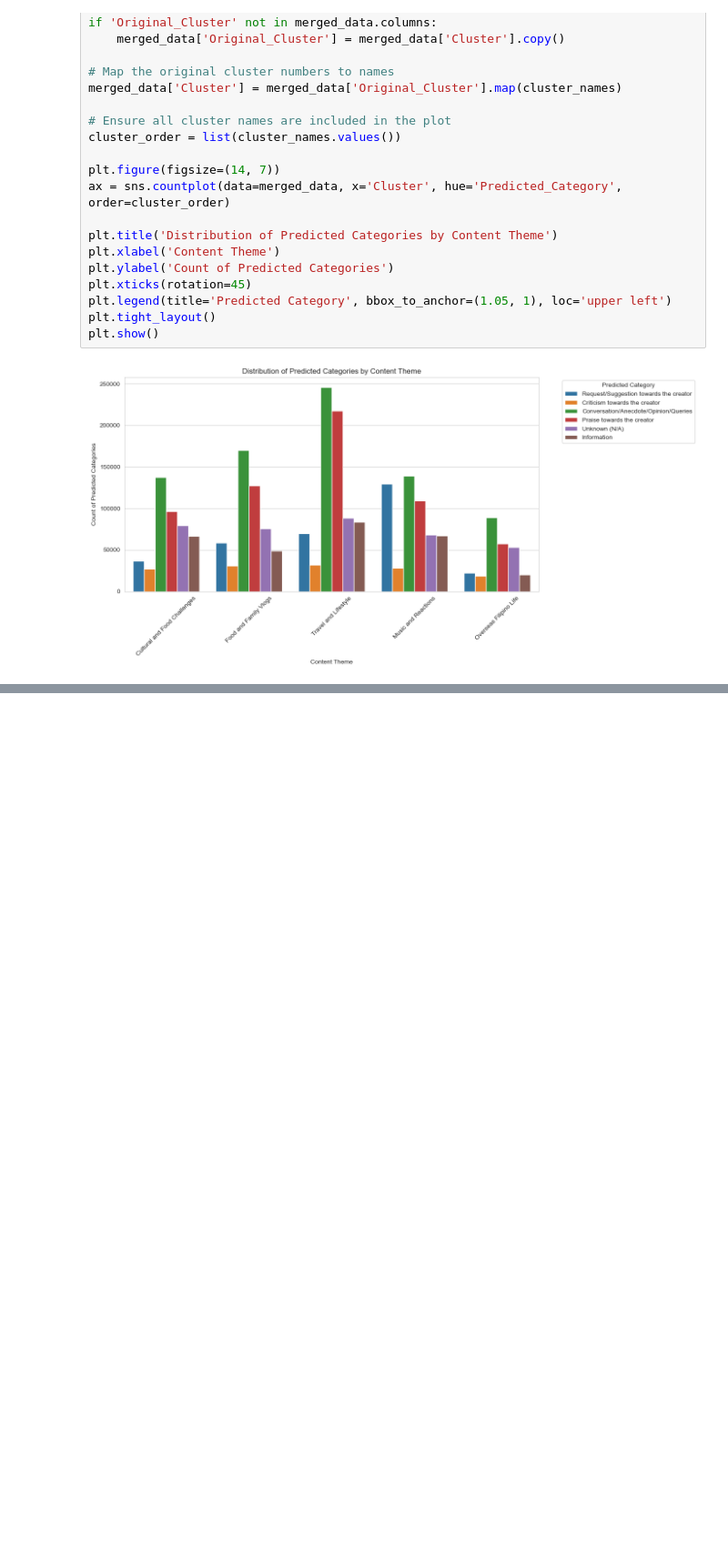
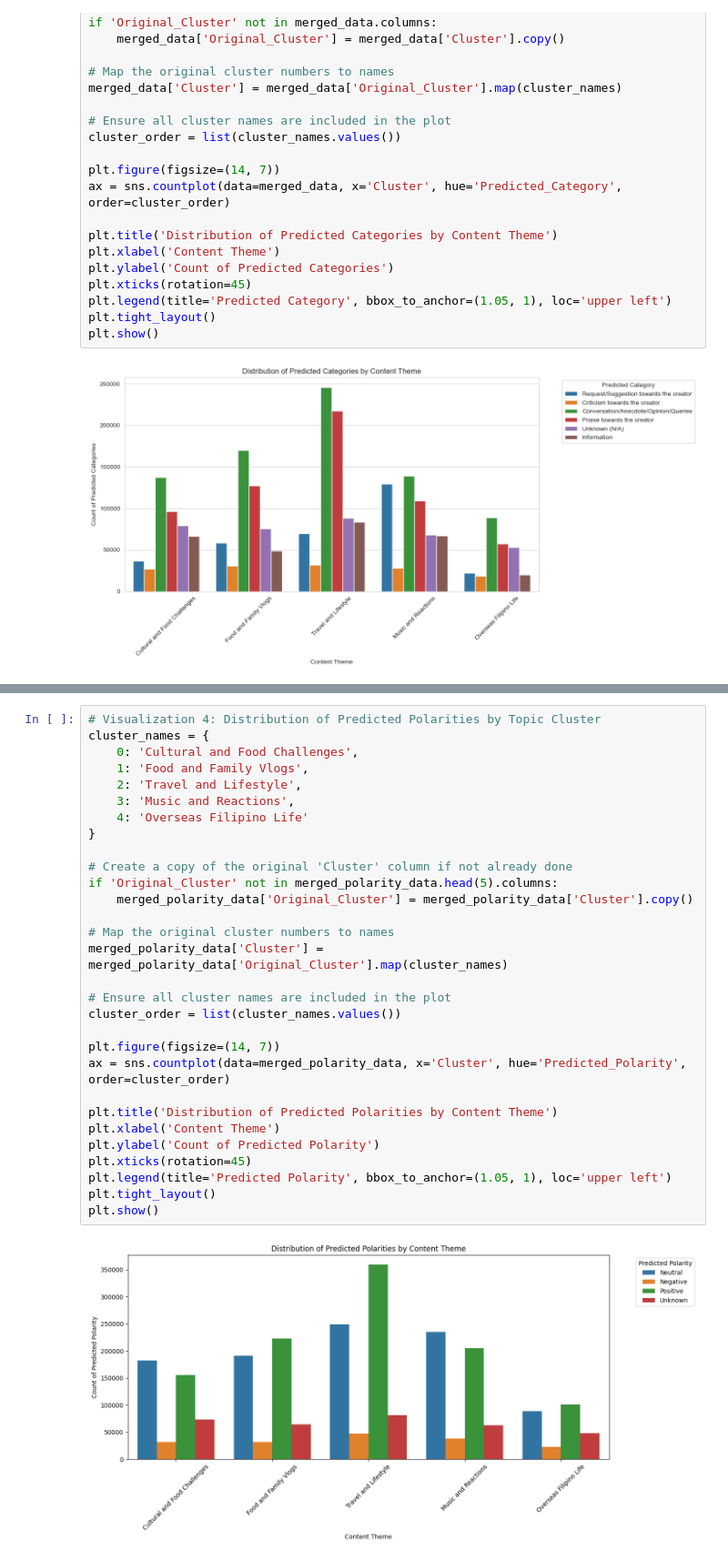
Before and after one commit to jaiiraaaaaa/thesis_EDA, a Jupyter notebook: Thesis_EDA.ipynb, the cells around one changed output, grey strips where cells are left out. Shown at 91% size. Cells and saved outputs as stored; diff of their text form; blank space fills up the shorter version.

```diff
--- a/Thesis_EDA.ipynb
+++ b/Thesis_EDA.ipynb
@@ -447,0 +529,32 @@ plt.show()
+# %%
+# Visualization 4: Distribution of Predicted Polarities by Topic Cluster
+cluster_names = {
+    0: 'Cultural and Food Challenges',
+    1: 'Food and Family Vlogs',
+    2: 'Travel and Lifestyle',
+    3: 'Music and Reactions',
+    4: 'Overseas Filipino Life'
+}
+
+# Create a copy of the original 'Cluster' column if not already done
+if 'Original_Cluster' not in merged_polarity_data.head(5).columns:
+    merged_polarity_data['Original_Cluster'] = merged_polarity_data['Cluster'].copy()
+
+# Map the original cluster numbers to names
+merged_polarity_data['Cluster'] = merged_polarity_data['Original_Cluster'].map(cluster_names)
+
+# Ensure all cluster names are included in the plot
+cluster_order = list(cluster_names.values())
+
+plt.figure(figsize=(14, 7))
+ax = sns.countplot(data=merged_polarity_data, x='Cluster', hue='Predicted_Polarity', order=cluster_order)
+
+plt.title('Distribution of Predicted Polarities by Content Theme')
+plt.xlabel('Content Theme')
+plt.ylabel('Count of Predicted Polarity')
+plt.xticks(rotation=45)
+plt.legend(title='Predicted Polarity', bbox_to_anchor=(1.05, 1), loc='upper left')
+plt.tight_layout()
+plt.show()
+# %% [output]
+[figure, added]
```
Also changed, not shown: parts of 24 cells of this notebook, 1 other file.
